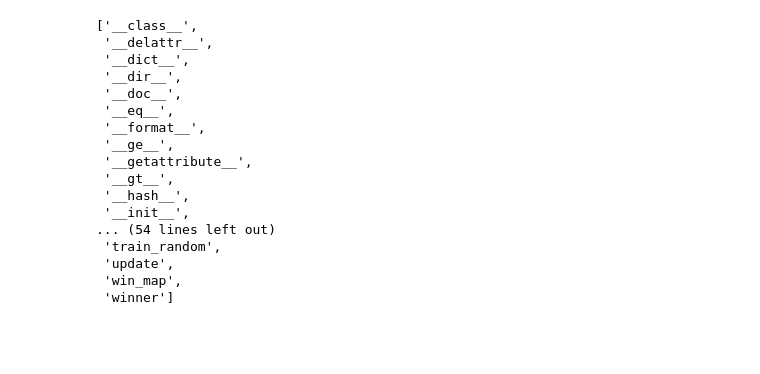
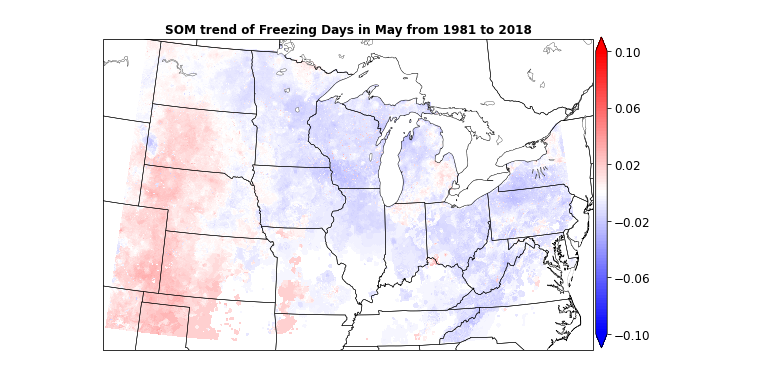
Before and after one commit to Diane1306/ERA5_PRISM, a Jupyter notebook: SOM.ipynb, the cells around one changed output. Cells and saved outputs as stored; diff of their text form; code cells hidden in the pictures; blank space fills up the shorter version.

```diff
--- a/SOM.ipynb
+++ b/SOM.ipynb
@@ -63,4 +37,0 @@ X.shape
-# %%
-som = MiniSom(3, 3, X.shape[1], sigma=.1, learning_rate=0.2)
-som.pca_weights_init(X)
-som.train_batch(X, 50000, verbose=True)  # random training
@@ -93,8 +75,8 @@ array([0.23684211, 0.15789474, 0.05263158, 0.15789474, 0.18421053,
 # %%
 ccy = np.zeros((9, 38))
 for yl in range(38):
-    pos = int(winner_coordinates[0, yl]*3+winner_coordinates[1, yl])
-    ccy[pos, yl] = 1
+    pos = winner_coordinates[yl]
+    ccy[pos-1, yl] = 1
 X = np.linspace(1,38,38)
 ccy = np.array([ccy[i, :] * (i+1) for i in range(9)])
 plt.figure(figsize=(8, 6))
@@ -106,6 +88,7 @@ plt.grid(True)
 plt.xlim(0, 39)
 plt.xticks([i for i in range(1, 39, 2)], [str(i+1981)[2:] for i in range(0, 39, 2)])
 plt.xlabel('Year', fontweight='bold')
-plt.title('Occurrence time series for each SOM pattern', fontsize=14, fontweight='bold')
-plt.savefig('./plot/Composite/SOMTimeSeries.png')
+plt.title(f'Occurrence time series for each SOM pattern in {mon[mi]}', fontsize=14, fontweight='bold')
+plt.savefig(f'./plot/Composite/{mon[mi]}SOMTimeSeries.png')
 plt.close()
+# plt.show()
@@ -151,22 +166,32 @@ plt.savefig(f'./plot/Composite/SOMMay.png', bbox_inches='tight')
 plt.close()
-# %%
-dir(som)
-# som._distance_from_weights(X)
-# %% [output]
-['__class__',
- '__delattr__',
- '__dict__',
- '__dir__',
- '__doc__',
- '__eq__',
- '__format__',
- '__ge__',
- '__getattribute__',
- '__gt__',
- '__hash__',
- '__init__',
-... (54 lines left out)
- 'train_random',
- 'update',
- 'win_map',
- 'winner']
+# %%
+SOMsumtrend = []
+for ni in range(9):
+    SOMsumtrend.append(slope[ni]*SOMweight.values[ni, :])
+SOMsumtrend = np.array(SOMsumtrend).sum(axis=0)
+SOMtrend = np.zeros(y*x) * np.nan
+SOMtrend[flag] = SOMsumtrend
+SOMtrend = SOMtrend.reshape((y, x))
+# %%
+extent = [-105, -75, 34, 49]
+fig, axs = plt.subplots(1, 1, figsize=(8, 6))
+ax = plt.subplot(1,1,1, projection=ccrs.AlbersEqualArea(np.mean(extent[:2]), np.mean(extent[2:])))
+ax.set_extent(extent)
+ax.add_feature(cartopy.feature.STATES.with_scale('10m'), lw=.5)
+ax.add_feature(cartopy.feature.BORDERS, lw=.3, linestyle=':')
+ax.add_feature(cartopy.feature.COASTLINE, lw=.3, linestyle=':')
+ax.add_feature(cartopy.feature.LAKES, edgecolor='black', facecolor='white', lw=.3)
+
+levels = MaxNLocator(nbins=100).tick_values(-.1, .1)
+cmap = plt.get_cmap('bwr')
+norm = BoundaryNorm(levels, ncolors=cmap.N, clip=True)
+
+pc = plt.pcolormesh(Lon, Lat, SOMtrend, cmap=cmap, norm=norm, transform=ccrs.PlateCarree())
+plt.title(f'SOM trend of Freezing Days in {mon[mi]} from 1981 to 2018', fontweight='bold')
+
+fig.subplots_adjust(bottom=0, top=0.95, left=0.05, right=0.9)
+cb_ax = fig.add_axes([0.905, 0.12, 0.02, 0.72])
+cbar = fig.colorbar(pc, cax=cb_ax, ticks=np.arange(-.1, .12, .04), extend='both')
+cb_ax.tick_params(labelsize=12)
+# %% [output]
+[figure, added]
```
Also changed, not shown: parts of 12 cells of this notebook, 5 other files.
